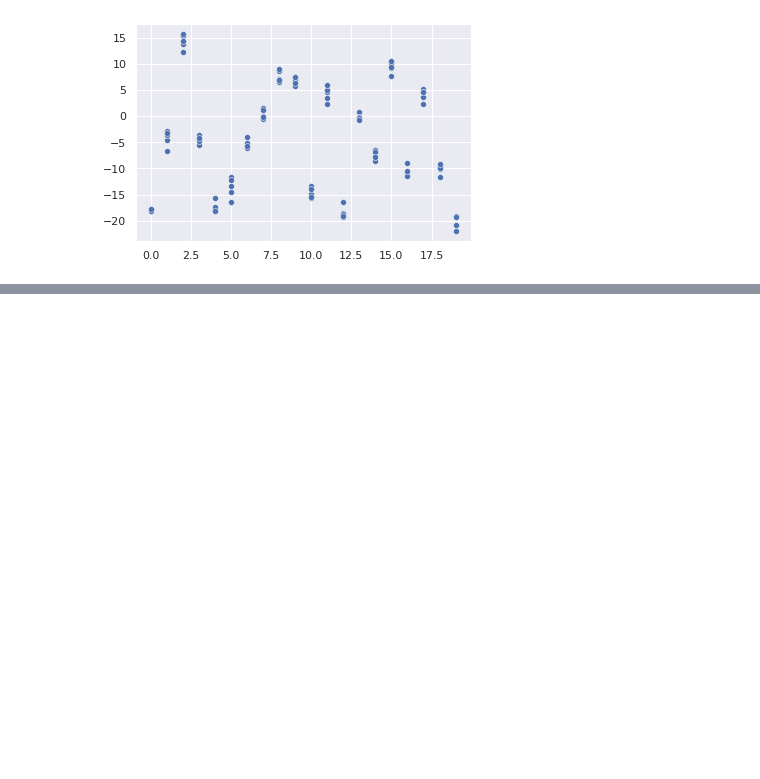
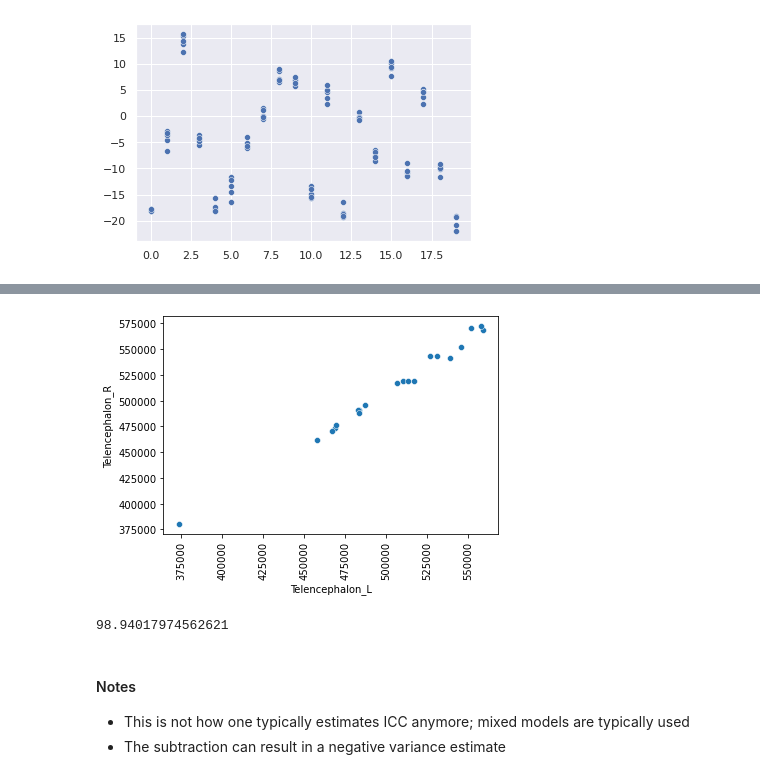
Before and after one commit to smart-stats/odsc_2023, a Jupyter notebook: part_2.ipynb, the cells around one changed output, grey strips where cells are left out. Drawn from its saved outputs; the diff is of its cells as text; code cells hidden in the pictures; blank space fills up the shorter version.

```diff
--- a/part_2.ipynb
+++ b/part_2.ipynb
@@ -35,0 +78,13 @@ part2_code.measurement2()
+# %%
+##### Numerical example
+import pandas as pd
+import numpy as np
+import seaborn as sns
+import matplotlib.pyplot as plt
+
+df = pd.read_csv("https://raw.githubusercontent.com/bcaffo/ds4bme_intro/master/data/kirby21.csv")
+df = df.drop(['Unnamed: 0', 'rawid', 'min', 'max', 'mean', 'std'],axis = 1)
+df = df.loc[(df['type'] == 1) & (df['level'] == 1)]
+df = df.pivot(index = 'id', columns = 'roi', values = 'volume')
+df
+df.head(4)
@@ -35,0 +98,15 @@ part2_code.measurement2()
+# %%
+sns.scatterplot(x = 'Telencephalon_L', y = 'Telencephalon_R', data = df)
+plt.xticks(rotation = 90);
+# %% [output]
+[figure, added]
+# %%
+sigmasq = np.var(df['Telencephalon_L'] - df['Telencephalon_R'])
+sigmausq = np.var(0.5 * df['Telencephalon_L'] + 0.5 * df['Telencephalon_L']) - sigmasq / 2
+print(sigmausq / (sigmasq + sigmausq) * 100)
+# %% [output]
+98.94017974562621
+# %% [markdown]
+#### Notes
++ This is not how one typically estimates ICC anymore; mixed models are typically used
++ The subtraction can result in a negative variance estimate
```
Also changed, not shown: parts of 15 cells of this notebook, 5 other files.
